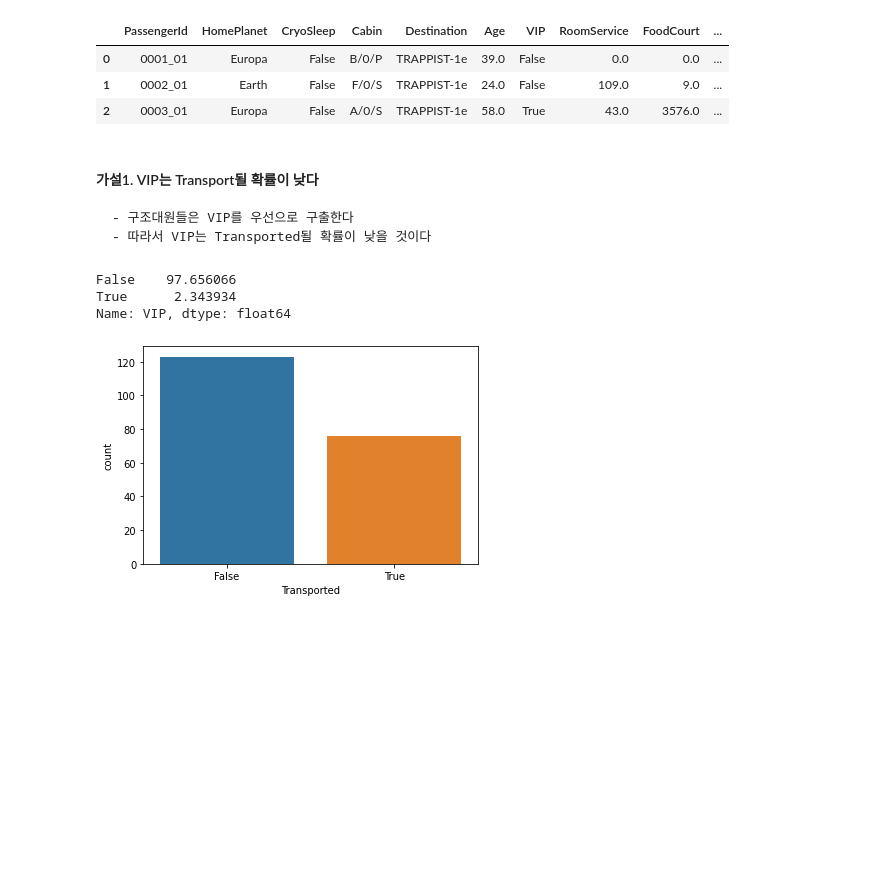
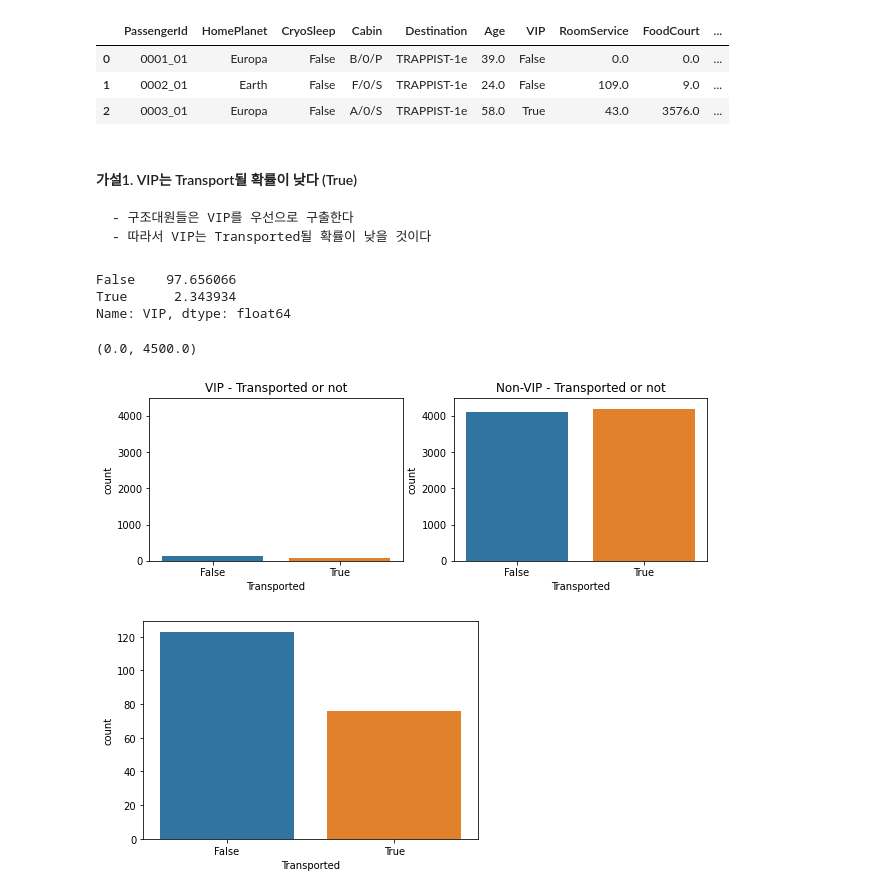
Before and after one commit to codelspak/Codelion_weekly_projects, a Jupyter notebook: WK27_Mini_project_Kaggle_ML_Classification_Spaceship_Titanic.ipynb, the cells around one changed output. Saved outputs shown, nothing was run; the diff lists cells and outputs as text; code cells hidden in the pictures; blank space fills up the shorter version.

```diff
--- a/WK27_Mini_project_Kaggle_ML_Classification_Spaceship_Titanic.ipynb
+++ b/WK27_Mini_project_Kaggle_ML_Classification_Spaceship_Titanic.ipynb
@@ -249,7 +251,7 @@ train.head(3)
 | 1 | 0002_01 | Earth | False | F/0/S | TRAPPIST-1e | 24.0 | False | 109.0 | 9.0 | ... |
 | 2 | 0003_01 | Europa | False | A/0/S | TRAPPIST-1e | 58.0 | True | 43.0 | 3576.0 | ... |
 # %% [markdown]
-#### 가설1. VIP는 Transport될 확률이 낮다
+#### 가설1. VIP는 Transport될 확률이 낮다 (True)
     - 구조대원들은 VIP를 우선으로 구출한다
     - 따라서 VIP는 Transported될 확률이 낮을 것이다
 # %%
@@ -259,4 +261,17 @@ train.VIP.value_counts(normalize = True)*100
 False    97.656066
 True      2.343934
 Name: VIP, dtype: float64
+# %%
+fig, ax = plt.subplots(nrows=1, ncols=2, figsize = (10,3))
+
+sns.countplot(data = train[train.VIP == True], x = 'Transported',ax = ax[0])
+ax[0].set_title('VIP - Transported or not')
+ax[0].set_ylim([0,4500])
+
+sns.countplot(data = train[train.VIP == False], x = 'Transported',ax = ax[1])
+ax[1].set_title('Non-VIP - Transported or not')
+ax[1].set_ylim([0,4500])
+# %% [output]
+(0.0, 4500.0)
+[figure, added]
 # %%
```
Also changed, not shown: parts of 181 cells of this notebook.
